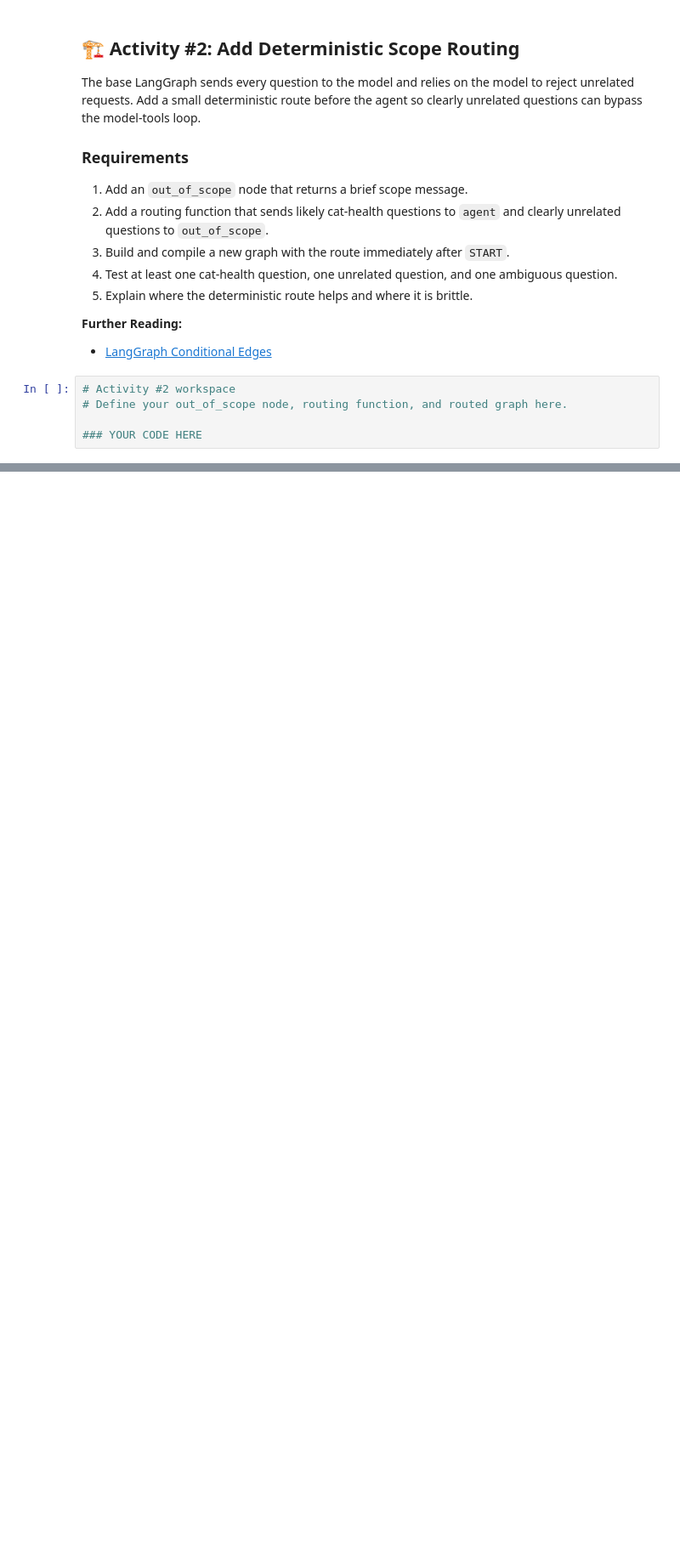
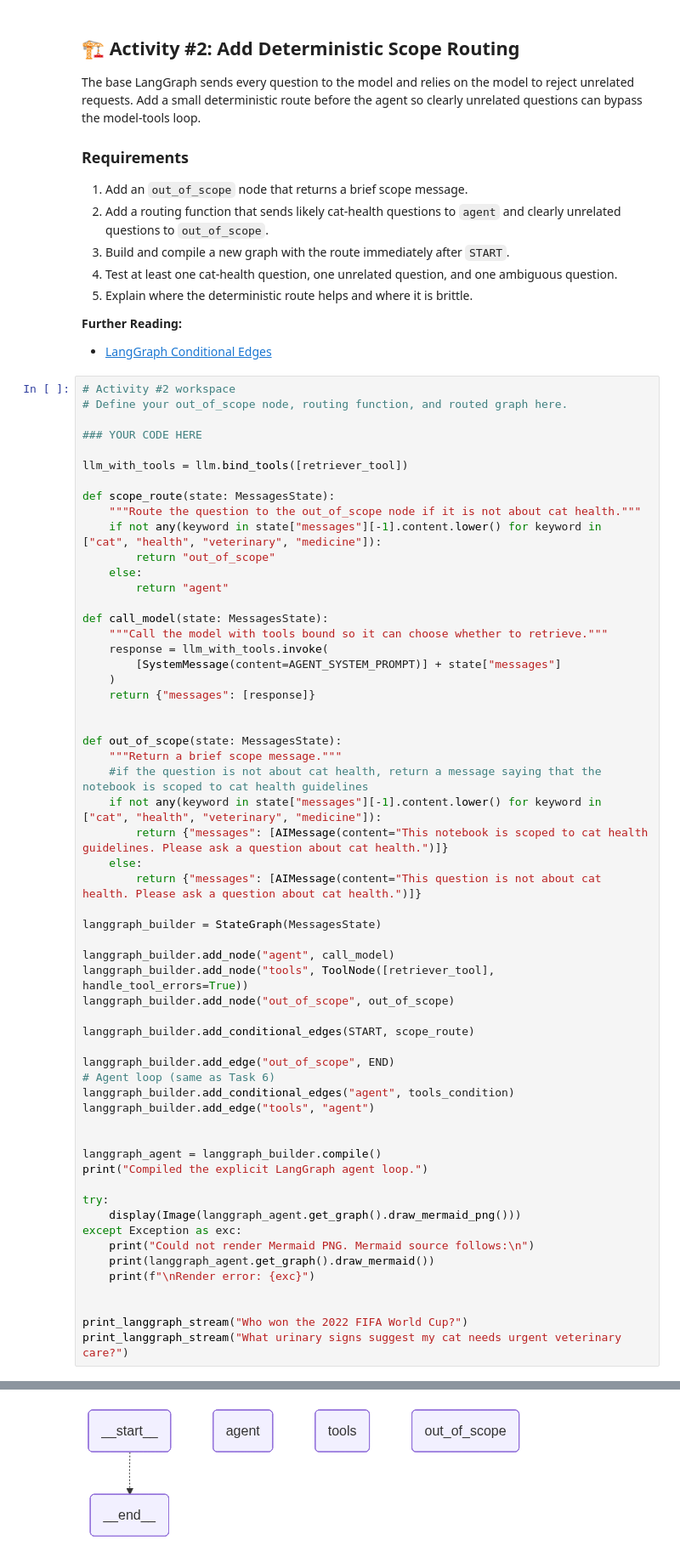
Before and after one commit to parthsav/AIEC1, a Jupyter notebook: 02_Agentic_RAG_LangGraph_LangChain/01_Cat_Health_Agentic_RAG_LangGraph_LangChain.ipynb, the cells around one changed output, grey strips where cells are left out. Shown at 85% size. Drawn from its saved outputs; the diff is of its cells as text; blank space fills up the shorter version.

```diff
--- a/02_Agentic_RAG_LangGraph_LangChain/01_Cat_Health_Agentic_RAG_LangGraph_LangChain.ipynb
+++ b/02_Agentic_RAG_LangGraph_LangChain/01_Cat_Health_Agentic_RAG_LangGraph_LangChain.ipynb
@@ -643,3 +768,57 @@ The base LangGraph sends every question to the model and relies on the model to
 # Define your out_of_scope node, routing function, and routed graph here.
 
 ### YOUR CODE HERE
+
+llm_with_tools = llm.bind_tools([retriever_tool])
+
+def scope_route(state: MessagesState):
+    """Route the question to the out_of_scope node if it is not about cat health."""
+    if not any(keyword in state["messages"][-1].content.lower() for keyword in ["cat", "health", "veterinary", "medicine"]):
+        return "out_of_scope"
+    else:
+        return "agent"
+
+def call_model(state: MessagesState):
+    """Call the model with tools bound so it can choose whether to retrieve."""
+    response = llm_with_tools.invoke(
+        [SystemMessage(content=AGENT_SYSTEM_PROMPT)] + state["messages"]
+    )
+    return {"messages": [response]}
+
+
+def out_of_scope(state: MessagesState):
+    """Return a brief scope message."""
+    #if the question is not about cat health, return a message saying that the notebook is scoped to cat health guidelines
+    if not any(keyword in state["messages"][-1].content.lower() for keyword in ["cat", "health", "veterinary", "medicine"]):
+        return {"messages": [AIMessage(content="This notebook is scoped to cat health guidelines. Please ask a question about cat health.")]}
+    else:
+        return {"messages": [AIMessage(content="This question is not about cat health. Please ask a question about cat health.")]}
+
+langgraph_builder = StateGraph(MessagesState)
+
+langgraph_builder.add_node("agent", call_model)
+langgraph_builder.add_node("tools", ToolNode([retriever_tool], handle_tool_errors=True))
+langgraph_builder.add_node("out_of_scope", out_of_scope)
+
+langgraph_builder.add_conditional_edges(START, scope_route)
+
+langgraph_builder.add_edge("out_of_scope", END)
+# Agent loop (same as Task 6)
+langgraph_builder.add_conditional_edges("agent", tools_condition)
+langgraph_builder.add_edge("tools", "agent")
+
+
+langgraph_agent = langgraph_builder.compile()
+print("Compiled the explicit LangGraph agent loop.")
+
+try:
+    display(Image(langgraph_agent.get_graph().draw_mermaid_png()))
+except Exception as exc:
+    print("Could not render Mermaid PNG. Mermaid source follows:\n")
+    print(langgraph_agent.get_graph().draw_mermaid())
+    print(f"\nRender error: {exc}")
+
+
+print_langgraph_stream("Who won the 2022 FIFA World Cup?")
+print_langgraph_stream("What urinary signs suggest my cat needs urgent veterinary care?")
+# %% [output]
@@ -645,0 +826 @@ The base LangGraph sends every question to the model and relies on the model to
+[figure, added]
```
Also changed, not shown: parts of 10 cells of this notebook.
